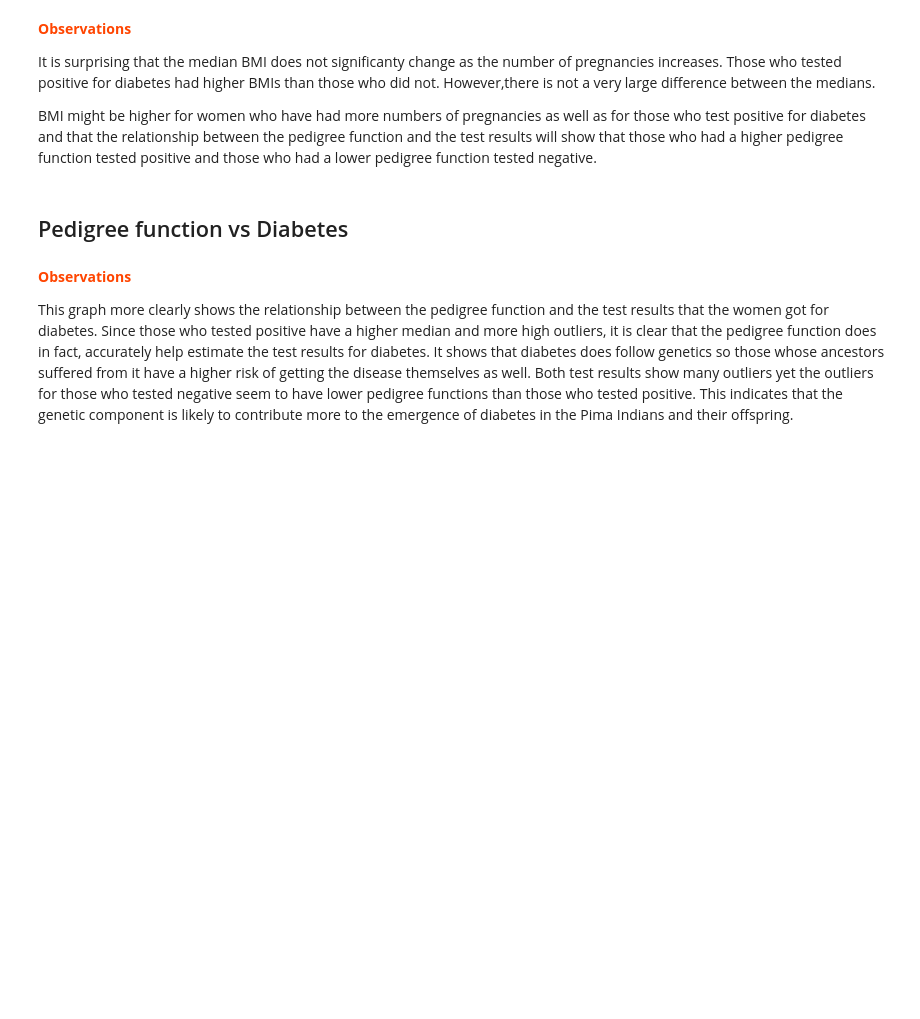
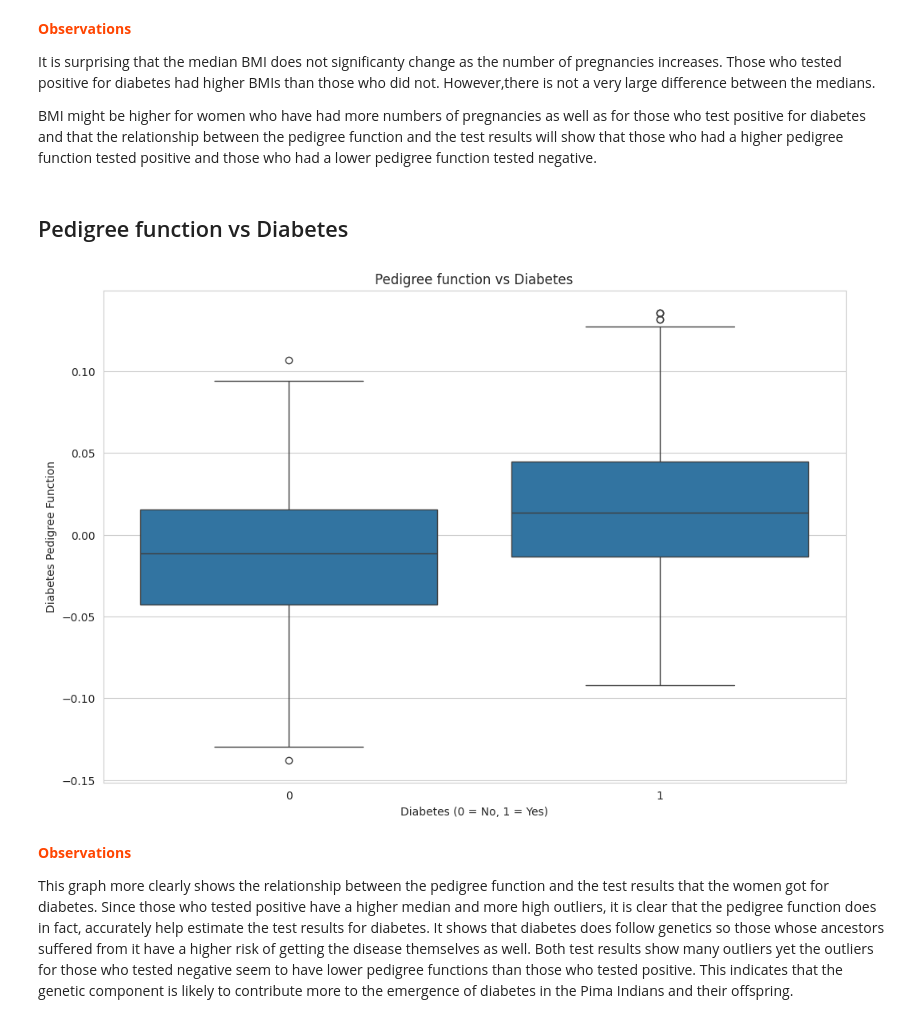
Before and after one commit to Venkatasai83744/FMMl-2024, a Jupyter notebook: Module_3_project.ipynb, the cells around one changed output. Saved outputs shown, nothing was run; the diff lists cells and outputs as text; code cells hidden in the pictures; blank space fills up the shorter version.

```diff
--- a/Module_3_project.ipynb
+++ b/Module_3_project.ipynb
@@ -182,3 +252,32 @@ BMI might be higher for women who have had more numbers of pregnancies as well a
+# %%
+## TASK-3: Display a boxplot between the Pedigree function and Diabetes.
+import pandas as pd
+import seaborn as sns
+import matplotlib.pyplot as plt
+from sklearn.datasets import load_diabetes
+
+# Load the diabetes dataset
+diabetes = load_diabetes()
+# Create a Pandas DataFrame from the dataset
+diabetes_data = pd.DataFrame(data=diabetes.data,
+                             columns=diabetes.feature_names)
+# Add the target variable ('Outcome') to the DataFrame
+diabetes_data['Outcome'] = diabetes.target
+
+# Create a binary outcome variable for diabetes based on a threshold
+# You can adjust the threshold as needed
+threshold = 150  # Example threshold
+diabetes_data['Diabetes'] = (diabetes_data['Outcome'] > threshold).astype(int)
+
+plt.figure(figsize=(12, 8))
+# Assuming 's6' corresponds to DiabetesPedigreeFunction
+sns.boxplot(x='Diabetes', y='s6', data=diabetes_data)
+plt.title('Pedigree function vs Diabetes')
+plt.xlabel('Diabetes (0 = No, 1 = Yes)')
+plt.ylabel('Diabetes Pedigree Function')
+plt.show()
+# %% [output]
+[figure, added]
 # %% [markdown]
 <p style="font-weight: bold;color:#FF4500"><b>Observations</b></p>
 This graph more clearly shows the relationship between the pedigree function and the test results that the women got for diabetes. Since those who tested positive have a higher median and more high outliers, it is clear that the pedigree function does in fact, accurately help estimate the test results for diabetes. It shows that diabetes does follow genetics so those whose ancestors suffered from it have a higher risk of getting the disease themselves as well. Both test results show many outliers yet the outliers for those who tested negative seem to have lower pedigree functions than those who tested positive. This indicates that the genetic component is likely to contribute more to the emergence of diabetes in the Pima Indians and their offspring.
```
Also changed, not shown: parts of 9 cells of this notebook.
